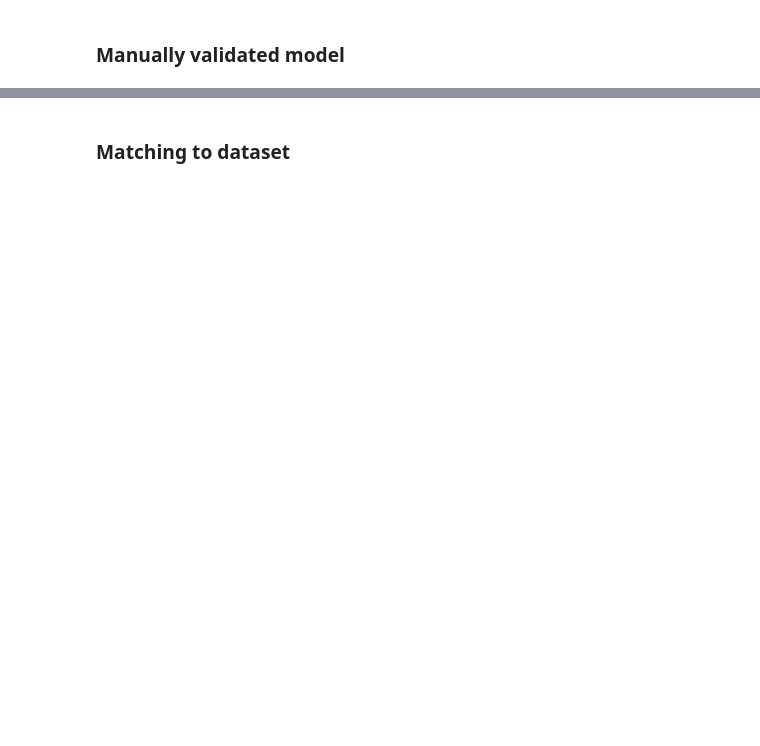
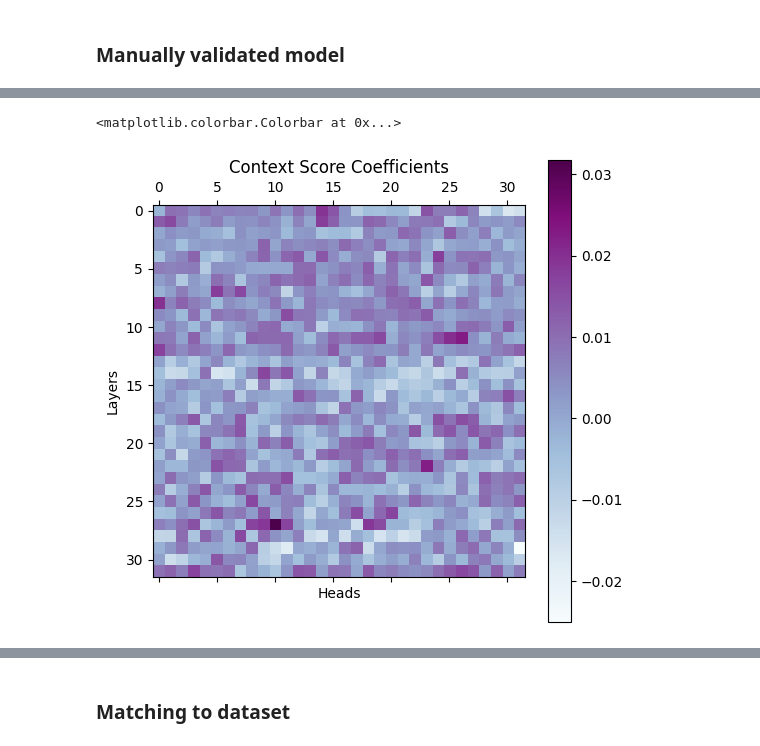
Before and after one commit to kevinqnb/scholarlm, a Jupyter notebook: examples/pond_lake.ipynb, the cells around one changed output, grey strips where cells are left out. Saved outputs shown, nothing was run; the diff lists cells and outputs as text; code cells hidden in the pictures; blank space fills up the shorter version.

```diff
--- a/examples/pond_lake.ipynb
+++ b/examples/pond_lake.ipynb
@@ -221,0 +361,14 @@ ax.set_xlabel('Layers')
+# %%
+context_coefficients = np.zeros((32,32))
+for layer in range(32):
+    for head in range(32):
+        context_coefficients[layer, head] = datapoint1['context_scores'].get(f'l{layer}h{head}', 0.0) - datapoint2['context_scores'].get(f'l{layer}h{head}', 0.0)
+fig,ax = plt.subplots(figsize=(6,6), dpi = 100)
+pos = ax.matshow(context_coefficients, cmap='BuPu')
+ax.set_ylabel('Layers')
+ax.set_xlabel('Heads')
+ax.set_title(f'Context Score Coefficients')
+fig.colorbar(pos, ax=ax)
+# %% [output]
+<matplotlib.colorbar.Colorbar at 0x...>
+[figure, added]
```
Also changed, not shown: parts of 25 cells of this notebook, 23 other files.
